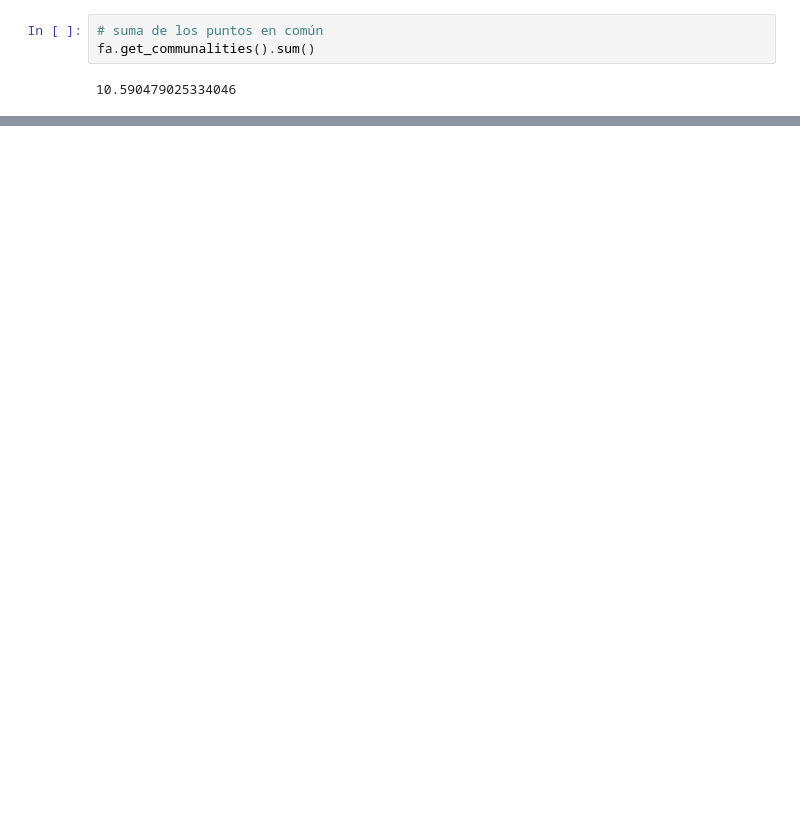
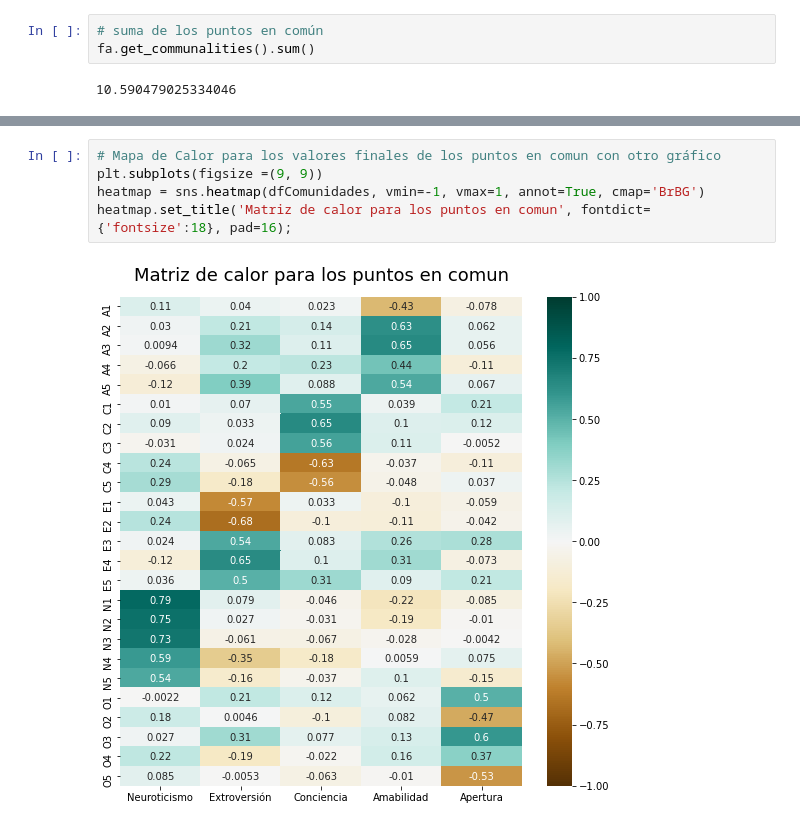
Before and after one commit to rdiazg14/STATS, a Jupyter notebook: ANALISIS_FACTORIAL_TEST_EVALUACION_PERSONALIDAD.ipynb, the cells around one changed output, grey strips where cells are left out. Saved outputs shown, nothing was run; the diff lists cells and outputs as text; blank space fills up the shorter version.

```diff
--- a/ANALISIS_FACTORIAL_TEST_EVALUACION_PERSONALIDAD.ipynb
+++ b/ANALISIS_FACTORIAL_TEST_EVALUACION_PERSONALIDAD.ipynb
@@ -429,0 +589,7 @@ sns.heatmap(dfComunidades, ax = ax, cmap ="YlGnBu", linewidths = 0.1)
+# %%
+# Mapa de Calor para los valores finales de los puntos en comun con otro gráfico
+plt.subplots(figsize =(9, 9))
+heatmap = sns.heatmap(dfComunidades, vmin=-1, vmax=1, annot=True, cmap='BrBG')
+heatmap.set_title('Matriz de calor para los puntos en comun', fontdict={'fontsize':18}, pad=16);
+# %% [output]
+[figure, added]
```
Also changed, not shown: parts of 58 cells of this notebook.
